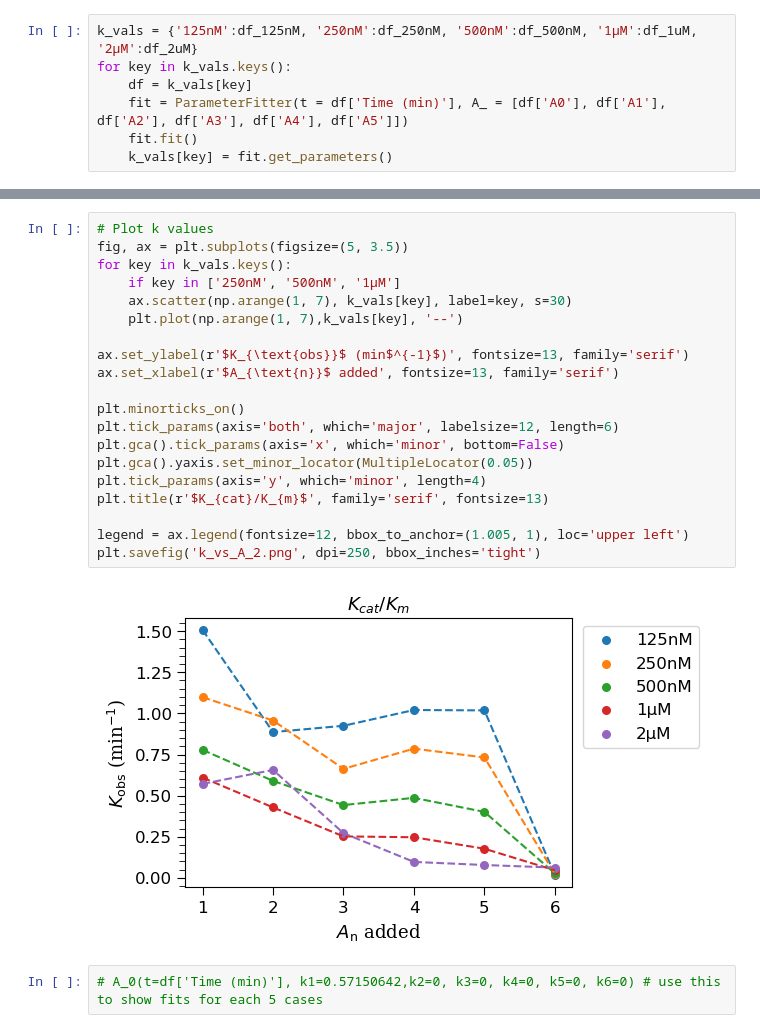
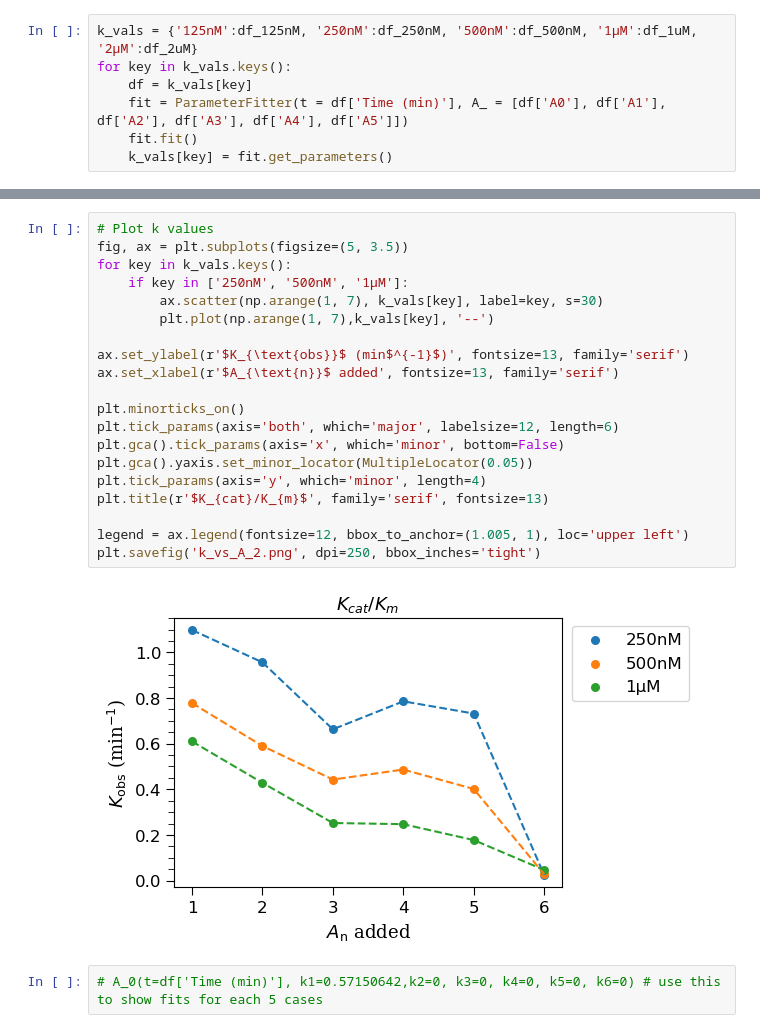
Before and after one commit to PDNALab/kinetic_fit, a Jupyter notebook: Kcat_Km/solve_k_Kcat_Km.ipynb, the cells around one changed output, grey strips where cells are left out. Drawn from its saved outputs; the diff is of its cells as text.

```diff
--- a/Kcat_Km/solve_k_Kcat_Km.ipynb
+++ b/Kcat_Km/solve_k_Kcat_Km.ipynb
@@ -59,25 +57,25 @@ for key in k_vals.keys():
 # %%
 # Plot k values
 fig, ax = plt.subplots(figsize=(5, 3.5))
 for key in k_vals.keys():
-    if key in ['250nM', '500nM', '1µM']
-    ax.scatter(np.arange(1, 7), k_vals[key], label=key, s=30)
-    plt.plot(np.arange(1, 7),k_vals[key], '--')
+    if key in ['250nM', '500nM', '1µM']:
+        ax.scatter(np.arange(1, 7), k_vals[key], label=key, s=30)
+        plt.plot(np.arange(1, 7),k_vals[key], '--')
 
 ax.set_ylabel(r'$K_{\text{obs}}$ (min$^{-1}$)', fontsize=13, family='serif')
 ax.set_xlabel(r'$A_{\text{n}}$ added', fontsize=13, family='serif')
 
 plt.minorticks_on()
 plt.tick_params(axis='both', which='major', labelsize=12, length=6)
 plt.gca().tick_params(axis='x', which='minor', bottom=False)
 plt.gca().yaxis.set_minor_locator(MultipleLocator(0.05))
 plt.tick_params(axis='y', which='minor', length=4)
 plt.title(r'$K_{cat}/K_{m}$', family='serif', fontsize=13)
 
 legend = ax.legend(fontsize=12, bbox_to_anchor=(1.005, 1), loc='upper left')
 plt.savefig('k_vs_A_2.png', dpi=250, bbox_inches='tight')
 # %% [output]
-[figure, old version]
+[figure, new version]
 # %%
 # A_0(t=df['Time (min)'], k1=0.57150642,k2=0, k3=0, k4=0, k5=0, k6=0) # use this to show fits for each 5 cases
 # %% [output]
```
Also changed, not shown: parts of 1 cell of this notebook.
